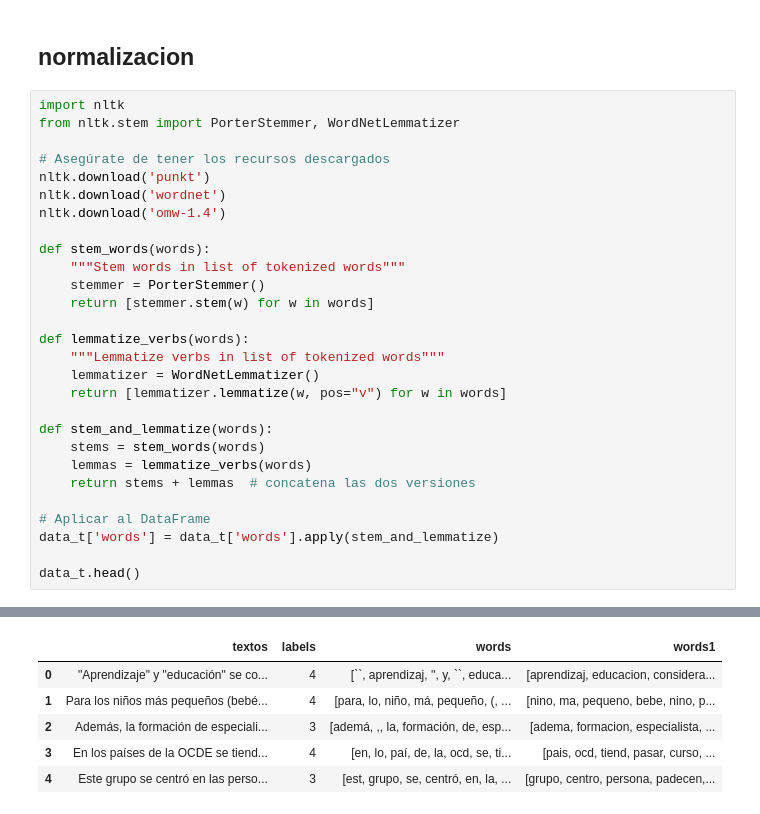
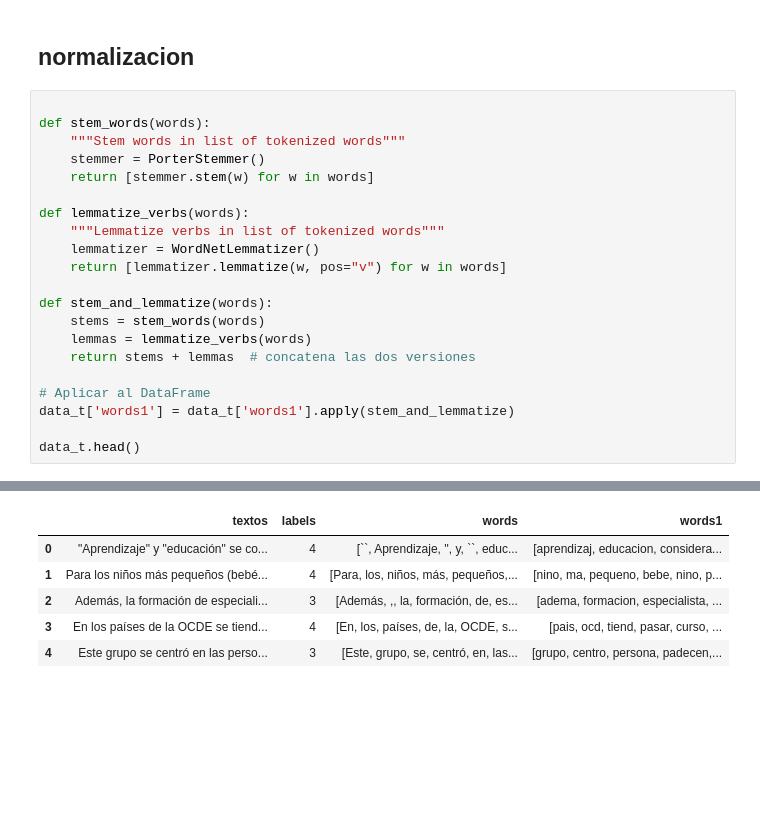
Before and after one commit to juandnn/ProyectoAnaliticaTextos, a Jupyter notebook: Proy1.ipynb, the cells around one changed output, grey strips where cells are left out. Saved outputs shown, nothing was run; the diff lists cells and outputs as text; blank space fills up the shorter version.

```diff
--- a/Proy1.ipynb
+++ b/Proy1.ipynb
@@ -251,13 +258,6 @@ if thirty
 # %% [markdown]
 ## normalizacion
 # %%
-import nltk
-from nltk.stem import PorterStemmer, WordNetLemmatizer
-
-# Asegúrate de tener los recursos descargados
-nltk.download('punkt')
-nltk.download('wordnet')
-nltk.download('omw-1.4')
 
 def stem_words(words):
     """Stem words in list of tokenized words"""
@@ -275,7 +275,7 @@ def stem_and_lemmatize(words):
     return stems + lemmas  # concatena las dos versiones
 
 # Aplicar al DataFrame
-data_t['words'] = data_t['words'].apply(stem_and_lemmatize)
+data_t['words1'] = data_t['words1'].apply(stem_and_lemmatize)
 
 data_t.head()
 # %% [output]
@@ -291,7 +282,7 @@ data_t.head()
 |  | textos | labels | words | words1 |
-| 0 | "Aprendizaje" y "educación" se co... | 4 | [``, aprendizaj, '', y, ``, educa... | [aprendizaj, educacion, considera... |
-| 1 | Para los niños más pequeños (bebé... | 4 | [para, lo, niño, má, pequeño, (, ... | [nino, ma, pequeno, bebe, nino, p... |
-| 2 | Además, la formación de especiali... | 3 | [ademá, ,, la, formación, de, esp... | [adema, formacion, especialista, ... |
-| 3 | En los países de la OCDE se tiend... | 4 | [en, lo, paí, de, la, ocd, se, ti... | [pais, ocd, tiend, pasar, curso, ... |
-| 4 | Este grupo se centró en las perso... | 3 | [est, grupo, se, centró, en, la, ... | [grupo, centro, persona, padecen,... |
+| 0 | "Aprendizaje" y "educación" se co... | 4 | [``, Aprendizaje, '', y, ``, educ... | [aprendizaj, educacion, considera... |
+| 1 | Para los niños más pequeños (bebé... | 4 | [Para, los, niños, más, pequeños,... | [nino, ma, pequeno, bebe, nino, p... |
+| 2 | Además, la formación de especiali... | 3 | [Además, ,, la, formación, de, es... | [adema, formacion, especialista, ... |
+| 3 | En los países de la OCDE se tiend... | 4 | [En, los, países, de, la, OCDE, s... | [pais, ocd, tiend, pasar, curso, ... |
+| 4 | Este grupo se centró en las perso... | 3 | [Este, grupo, se, centró, en, las... | [grupo, centro, persona, padecen,... |
 # %%
```
Also changed, not shown: parts of 8 cells of this notebook.
